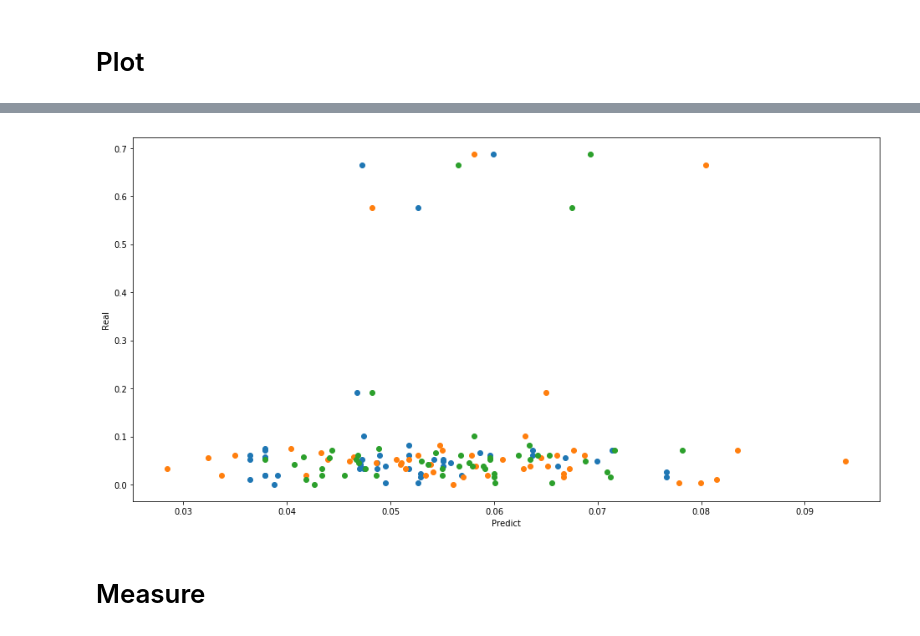
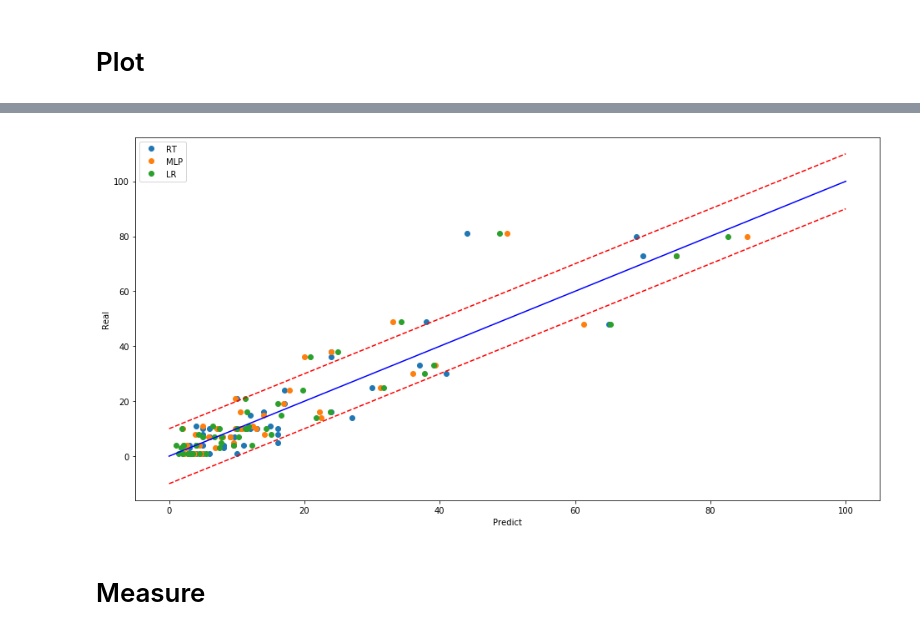
Before and after one commit to qop455/air-polution, a Jupyter notebook: regression/regression.ipynb, the cells around one changed output, grey strips where cells are left out. Cells and saved outputs as stored; diff of their text form; code cells hidden in the pictures.

```diff
--- a/regression/regression.ipynb
+++ b/regression/regression.ipynb
@@ -44,3 +35,12 @@ test = date_feature[train_start + train_size:train_start +  train_size + 48]
+# %%
+start = data[data.datetime.values == "2016-08-07 00:00:00"].index[0]
+end = data[data.datetime.values == "2016-08-09 00:00:00"].index[0]
+# %%
+train = pd.concat([data[:start], data[end:]], axis=0).dropna()
+test = data[start:end]
 # %%
-exclude = ['datetime', 'PM2.5', 'PM10', 'WIND_DIREC', 'WD_HR', 'CO', 'NO', 'NO2', 'NOx', 'O3', 'SO2', 'origin_PM2.5', 'dlt_PM2.5']
-features = [f for f in date_feature.columns if f not in exclude]
+exclude = ['datetime', 'PM2.5', 'PM10', 'WIND_DIREC', 'WD_HR'
+           , 'CO', 'NO', 'NO2', 'NOx', 'O3', 'SO2']
+features = [f for f in data.columns if f not in exclude]
+
+print features
@@ -56,8 +54,10 @@ X_test, y_test = test[features], test[target]
 # %% [markdown]
 # Regression Tree
 # %%
-RT = AdaBoostRegressor(DecisionTreeRegressor(max_depth=5))
+RT = AdaBoostRegressor(DecisionTreeRegressor())
 RT.fit(X_train, y_train)
-print 'Importances: \n', RT.feature_importances_
+print 'Importances: \n', zip(features, RT.feature_importances_)
+
+predict["RT"] = RT.predict(X_test)
 # %% [output]
 Importances:
@@ -129,14 +111,20 @@ plt.show()
 # %%
 plt.rcParams['figure.figsize'] = [16.0, 8.0]
 plt.xlabel('Predict')
 plt.ylabel('Real')
 
 for key, value in predict.iteritems():
-    plt.plot(value, y_test.tolist(), 'o')
+    plt.plot(value, y_test.tolist(), 'o', label=key)
 
+plt.legend(loc='upper left')
+a, b = 0, 100
+mrange = 10
+plt.plot([a, b], [a, b], 'b-')
+plt.plot([a, b], [a+mrange, b+mrange], 'r--')
+plt.plot([a, b], [a-mrange, b-mrange], 'r--')
 plt.show()
 # %% [output]
-[figure, old version]
+[figure, new version]
 # %% [markdown]
 # Measure
 # %%
```
Also changed, not shown: parts of 19 cells of this notebook, 16 other files.
